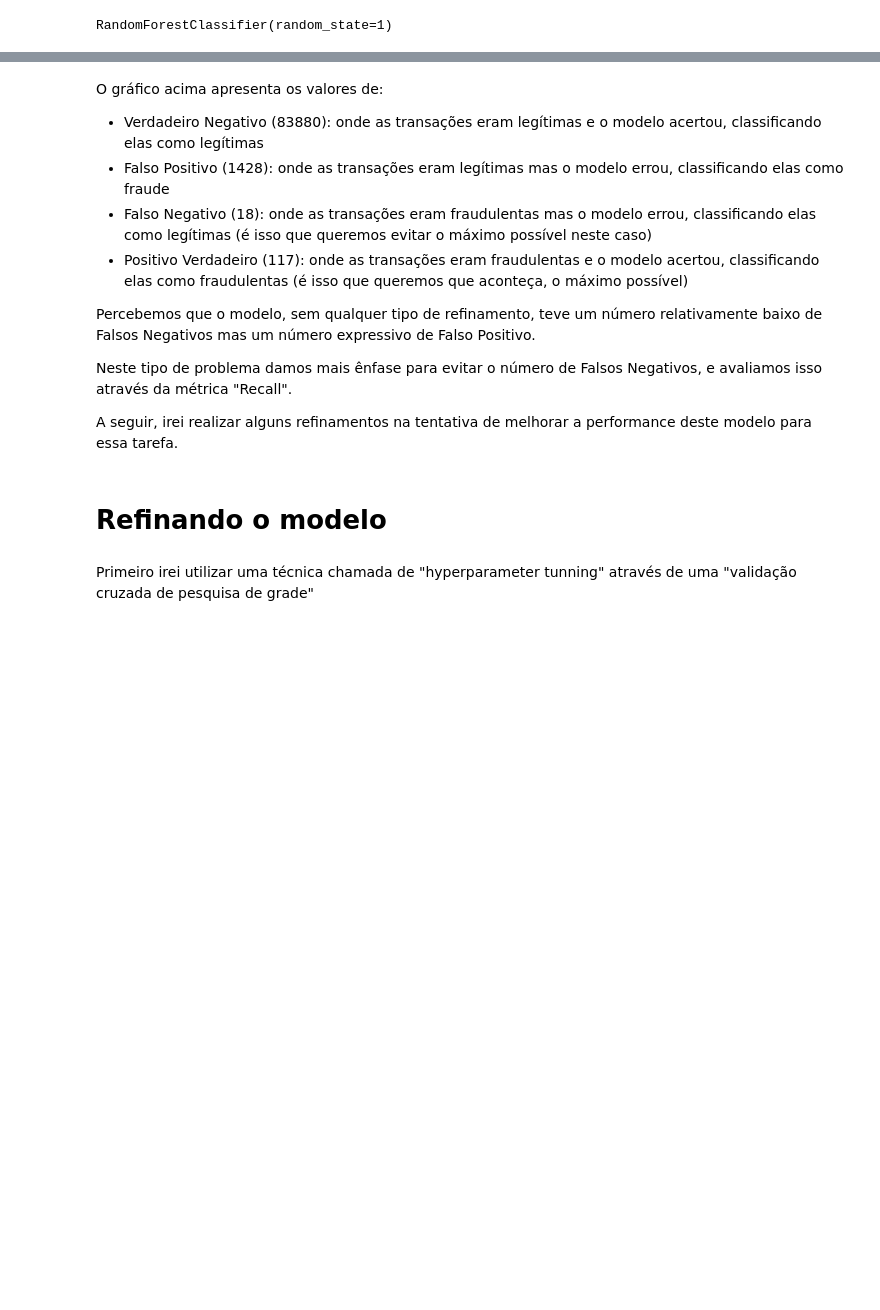
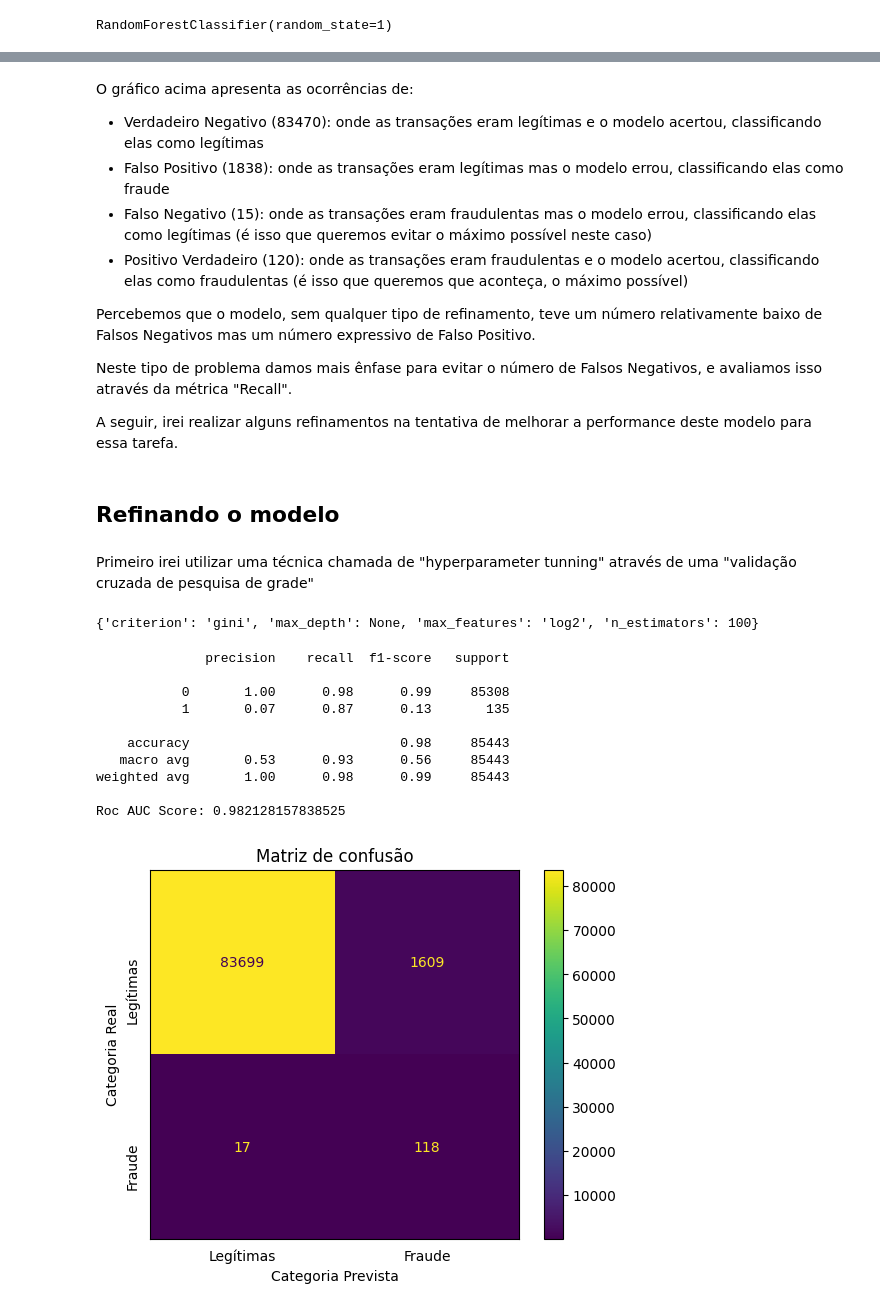
Before and after one commit to Marcos-Vinicius-Santos-Ramos/Machine-Learning-and-Credit-Card-Fraud-Detection, a Jupyter notebook: Detecção_de_fraude_de_cartão_de_crédito_com_machine_learning.ipynb, the cells around one changed output, grey strips where cells are left out. Saved outputs shown, nothing was run; the diff lists cells and outputs as text; code cells hidden in the pictures; blank space fills up the shorter version.

```diff
--- a/Detecção_de_fraude_de_cartão_de_crédito_com_machine_learning.ipynb
+++ b/Detecção_de_fraude_de_cartão_de_crédito_com_machine_learning.ipynb
@@ -339,10 +338,10 @@ Roc AUC Score: 0.9829756750702031
 [figure]
 # %% [markdown]
-O gráfico acima apresenta os valores de:
-- Verdadeiro Negativo (83880): onde as transações eram legítimas e o modelo acertou, classificando elas como legítimas
-- Falso Positivo (1428): onde as transações eram legítimas mas o modelo errou, classificando elas como fraude
-- Falso Negativo (18): onde as transações eram fraudulentas mas o modelo errou, classificando elas como legítimas (é isso que queremos evitar o máximo possível neste caso)
-- Positivo Verdadeiro (117): onde as transações eram fraudulentas e o modelo acertou, classificando elas como fraudulentas (é isso que queremos que aconteça, o máximo possível)
+O gráfico acima apresenta as ocorrências de:
+- Verdadeiro Negativo (83470): onde as transações eram legítimas e o modelo acertou, classificando elas como legítimas
+- Falso Positivo (1838): onde as transações eram legítimas mas o modelo errou, classificando elas como fraude
+- Falso Negativo (15): onde as transações eram fraudulentas mas o modelo errou, classificando elas como legítimas (é isso que queremos evitar o máximo possível neste caso)
+- Positivo Verdadeiro (120): onde as transações eram fraudulentas e o modelo acertou, classificando elas como fraudulentas (é isso que queremos que aconteça, o máximo possível)
 
 Percebemos que o modelo, sem qualquer tipo de refinamento, teve um número relativamente baixo de Falsos Negativos mas um número expressivo de Falso Positivo.
 
@@ -350,8 +349,62 @@ Neste tipo de problema damos mais ênfase para evitar o número de Falsos Negati
 
 A seguir, irei realizar alguns refinamentos na tentativa de melhorar a performance deste modelo para essa tarefa.
 # %% [markdown]
-# Refinando o modelo
+## Refinando o modelo
 # %% [markdown]
 Primeiro irei utilizar uma técnica chamada de "hyperparameter tunning" através de uma "validação cruzada de pesquisa de grade"
 # %%
 from sklearn.model_selection import GridSearchCV
+
+# Instanciando um novo modelo que irei refinar
+ref_rf = RandomForestClassifier(class_weight='balanced_subsample', random_state=SEED)
+
+# Instanciando uma grade de diferentes parâmetros que serão testados, e a combinação que obtiver melhor score de "Recall" será selecionada
+param_grid = {
+    'n_estimators': [1, 100],
+    'max_features': ['auto', 'log2', 'sqrt'],
+    'max_depth': [4, 8, None],
+    'criterion': ['gini', 'entropy']
+}
+
+# Criando modelo GridSearchCV
+CV_model = GridSearchCV(estimator=ref_rf, param_grid=param_grid, cv=5, scoring='recall', n_jobs=-1)
+
+# Treinando o modelo
+CV_model.fit(X_train_resampled, y_train_resampled)
+
+# Instanciando o modelo com melhor performance
+Best_estimator = CV_model.best_estimator_
+
+# Checando os parâmetros que foram escolhidos pela validação cruzada
+print(CV_model.best_params_)
+# %% [output]
+{'criterion': 'gini', 'max_depth': None, 'max_features': 'log2', 'n_estimators': 100}
+# %%
+# Obtendo predições
+y_pred_ref = Best_estimator.predict(X_test)
+
+# Obtendo probabilidades
+y_prob_ref = Best_estimator.predict_proba(X_test)
+
+# Mostrando o relatório de métricas e a matriz de confusão
+print(classification_report(y_test, y_pred_ref))
+print(f'Roc AUC Score: {roc_auc_score(y_test, y_prob_ref[:,1])}')
+plot_confusion_matrix(Best_estimator, X_test, y_test, display_labels=['Legítimas', 'Fraude'])
+plt.yticks(rotation=90)
+plt.tick_params(left=False, bottom=False)
+plt.title('Matriz de confusão')
+plt.ylabel('Categoria Real')
+plt.xlabel('Categoria Prevista')
+plt.show()
+# %% [output]
+              precision    recall  f1-score   support
+
+           0       1.00      0.98      0.99     85308
+           1       0.07      0.87      0.13       135
+
+    accuracy                           0.98     85443
+   macro avg       0.53      0.93      0.56     85443
+weighted avg       1.00      0.98      0.99     85443
+
+Roc AUC Score: 0.982128157838525
+[figure, added]
```
Also changed, not shown: parts of 23 cells of this notebook.
